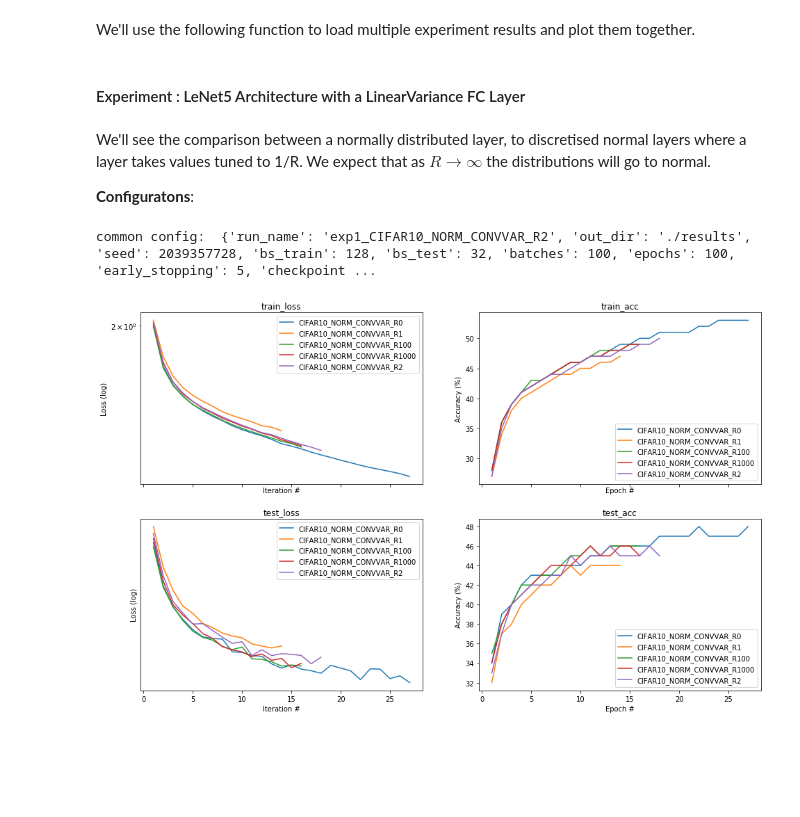
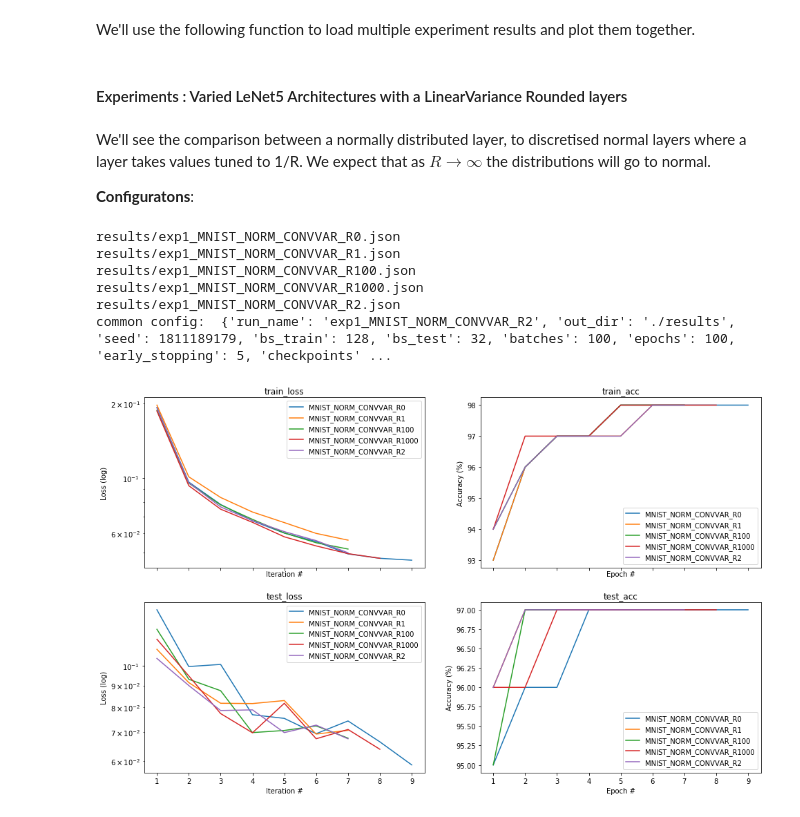
Before and after one commit to shayfroid/deep_learning_hw2, a Jupyter notebook: VarianceNetworks.ipynb, the cells around one changed output. Drawn from its saved outputs; the diff is of its cells as text; code cells hidden in the pictures; blank space fills up the shorter version.

Commit message:
Results of 8 experiments MNIST/CIFAR-NORM/UNIF-CONV/LINEARVar + changes to the scripts so they can be run with different architectures. Notebook updated with the results. Need to analyze.

```diff
--- a/VarianceNetworks.ipynb
+++ b/VarianceNetworks.ipynb
@@ -92,13 +100,18 @@ def plot_exp_results(filename_pattern, results_dir='results'):
     del cfg['layers_per_block']
     print('common config: ', cfg)
 # %% [markdown]
-#### Experiment : LeNet5 Architecture with a LinearVariance FC Layer
+#### Experiments : Varied LeNet5 Architectures with a LinearVariance Rounded layers
 # %% [markdown]
 We'll see the comparison between a normally distributed layer, to discretised normal layers where a layer takes values tuned to 1/R. We expect that as $R \to \infty$ the distributions will go to normal.
 
 **Configuratons**:
 # %%
-plot_exp_results('exp1_CIFAR10_NORM*.json')
+plot_exp_results('exp1*.json')
 # %% [output]
-common config:  {'run_name': 'exp1_CIFAR10_NORM_CONVVAR_R2', 'out_dir': './results', 'seed': 2039357728, 'bs_train': 128, 'bs_test': 32, 'batches': 100, 'epochs': 100, 'early_stopping': 5, 'checkpoint ...
+results/exp1_MNIST_NORM_CONVVAR_R0.json
+results/exp1_MNIST_NORM_CONVVAR_R1.json
+results/exp1_MNIST_NORM_CONVVAR_R100.json
+results/exp1_MNIST_NORM_CONVVAR_R1000.json
+results/exp1_MNIST_NORM_CONVVAR_R2.json
+common config:  {'run_name': 'exp1_MNIST_NORM_CONVVAR_R2', 'out_dir': './results', 'seed': 1811189179, 'bs_train': 128, 'bs_test': 32, 'batches': 100, 'epochs': 100, 'early_stopping': 5, 'checkpoints' ...
-[figure, old version]
+[figure, new version]
```
Also changed, not shown: parts of 12 cells of this notebook, 43 other files.
